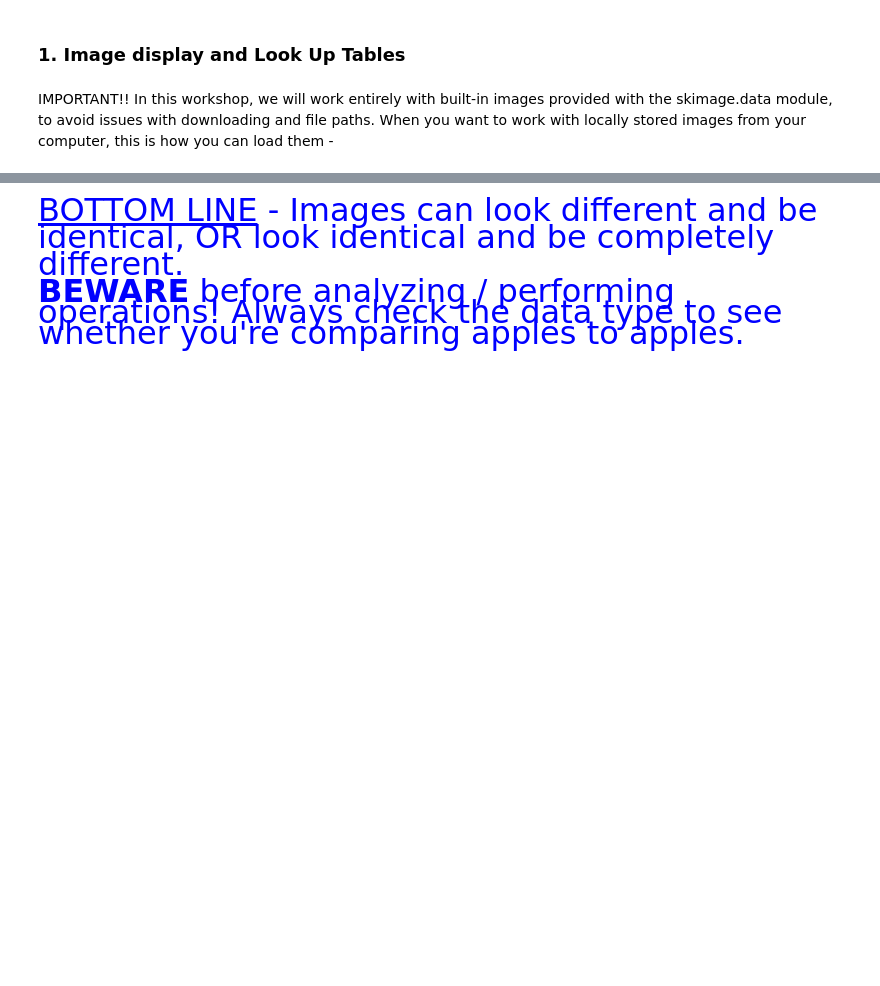
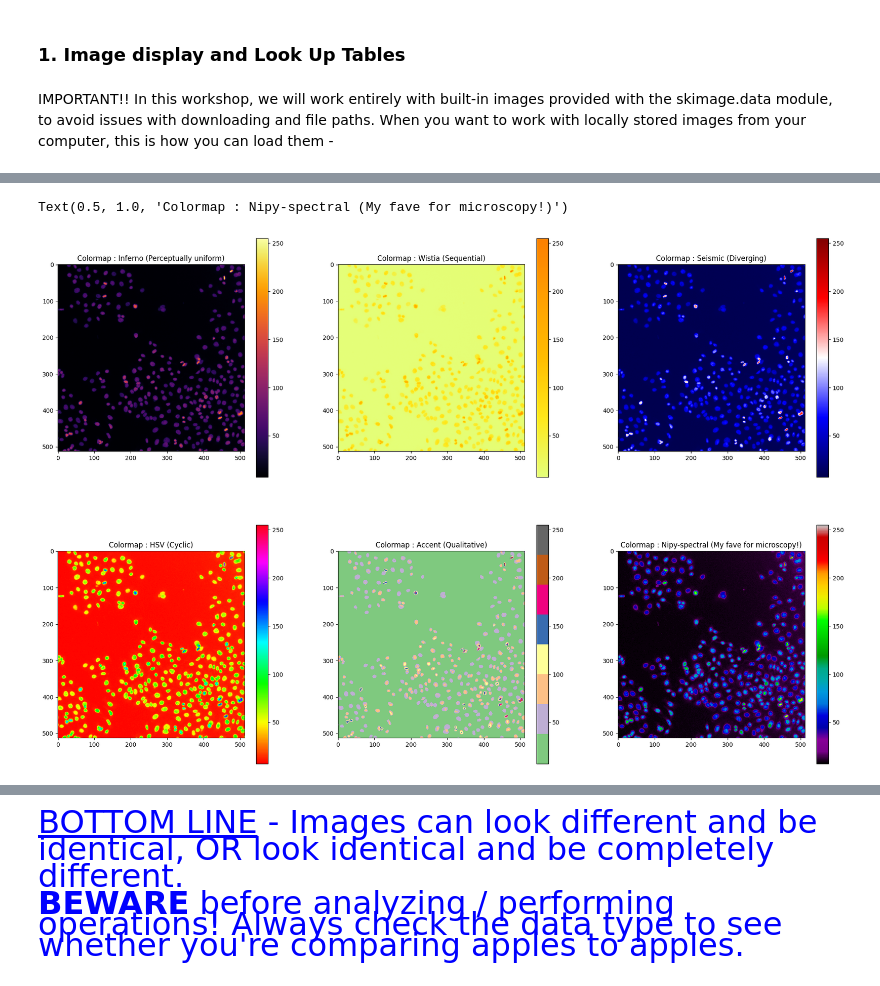
Before and after one commit to andresxvar/QCBioW21_IPfM2022F, a Jupyter notebook: QCBioW21_IPfM2022F_Workbook_CoderVersion.ipynb, the cells around one changed output, grey strips where cells are left out. Saved outputs shown, nothing was run; the diff lists cells and outputs as text; code cells hidden in the pictures; blank space fills up the shorter version.

```diff
--- a/QCBioW21_IPfM2022F_Workbook_CoderVersion.ipynb
+++ b/QCBioW21_IPfM2022F_Workbook_CoderVersion.ipynb
@@ -120,33 +189,40 @@ plt.gca().set_title('Colormap : Inferno (Perceptually uniform)')
 
 plt.subplot(232)
 # Let's now try the sequential "Wistia" colormap
 plt.imshow(img_mitosis, cmap = 'Wistia')
 plt.colorbar()
 plt.gca().set_title('Colormap : Wistia (Sequential)')
 
 plt.subplot(233)
 # Now let's try out the diverging "seismic" scale
 # YOUR CODE HERE...
+plt.imshow(img_mitosis, cmap='seismic')
 plt.colorbar()
 plt.gca().set_title('Colormap : Seismic (Diverging)')
 
 plt.subplot(234)
 # Next, let's try out the cyclic "hsv" scale
 # YOUR CODE HERE...
+plt.imshow(img_mitosis, cmap='hsv')
 plt.colorbar()
 plt.gca().set_title('Colormap : HSV (Cyclic)')
 
 plt.subplot(235)
 # Out of curiosity, let's go here with the qualitative "Accent" scale
 # YOUR CODE HERE...
+plt.imshow(img_mitosis, cmap='Accent')
 plt.colorbar()
 plt.gca().set_title('Colormap : Accent (Qualitative)')
 
 plt.subplot(236)
 # Finally, we'll go with my favourite - the "nipy_spectral" scale!
 # YOUR CODE HERE...
+plt.imshow(img_mitosis, cmap='nipy_spectral')
 plt.colorbar()
 plt.gca().set_title('Colormap : Nipy-spectral (My fave for microscopy!)')
+# %% [output]
+Text(0.5, 1.0, 'Colormap : Nipy-spectral (My fave for microscopy!)')
+[figure, added]
 # %%
 # Lastly, we can also display a contour map of the image
 plt.figure(figsize=(16, 8))
```
Also changed, not shown: parts of 14 cells of this notebook.
